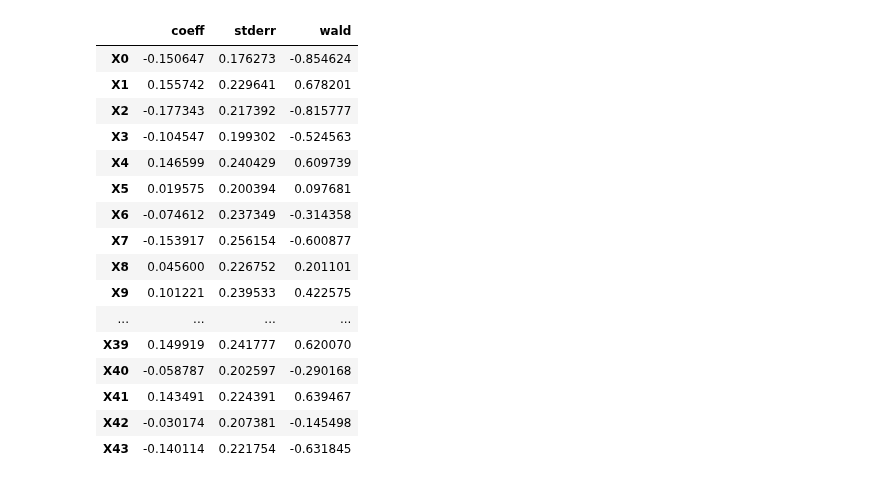
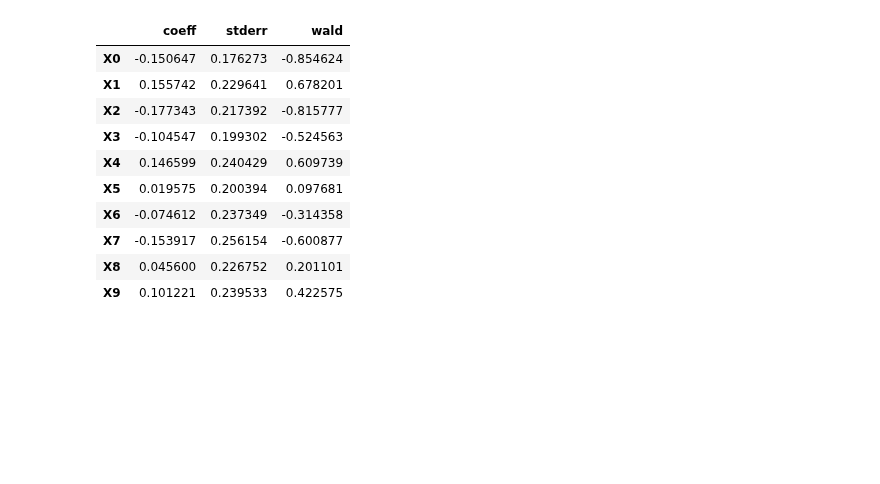
Before and after one commit to AllanLRH/master_thesis, a Jupyter notebook: joachim_exercise/results_summary.ipynb, the cells around one changed output. Drawn from its saved outputs; the diff is of its cells as text; code cells hidden in the pictures; blank space fills up the shorter version.

```diff
--- a/joachim_exercise/results_summary.ipynb
+++ b/joachim_exercise/results_summary.ipynb
@@ -137,21 +127,15 @@ sp_random_oversampled
 # %%
-sp_smote
+sp_smote.head(10)
 # %% [output]
 |  | coeff | stderr | wald |
 | X0 | -0.150647 | 0.176273 | -0.854624 |
 | X1 | 0.155742 | 0.229641 | 0.678201 |
 | X2 | -0.177343 | 0.217392 | -0.815777 |
 | X3 | -0.104547 | 0.199302 | -0.524563 |
 | X4 | 0.146599 | 0.240429 | 0.609739 |
 | X5 | 0.019575 | 0.200394 | 0.097681 |
 | X6 | -0.074612 | 0.237349 | -0.314358 |
 | X7 | -0.153917 | 0.256154 | -0.600877 |
 | X8 | 0.045600 | 0.226752 | 0.201101 |
 | X9 | 0.101221 | 0.239533 | 0.422575 |
-| ... | ... | ... | ... |
-| X39 | 0.149919 | 0.241777 | 0.620070 |
-| X40 | -0.058787 | 0.202597 | -0.290168 |
-| X41 | 0.143491 | 0.224391 | 0.639467 |
-| X42 | -0.030174 | 0.207381 | -0.145498 |
-| X43 | -0.140114 | 0.221754 | -0.631845 |
 # %%
```
Also changed, not shown: parts of 11 cells of this notebook.
